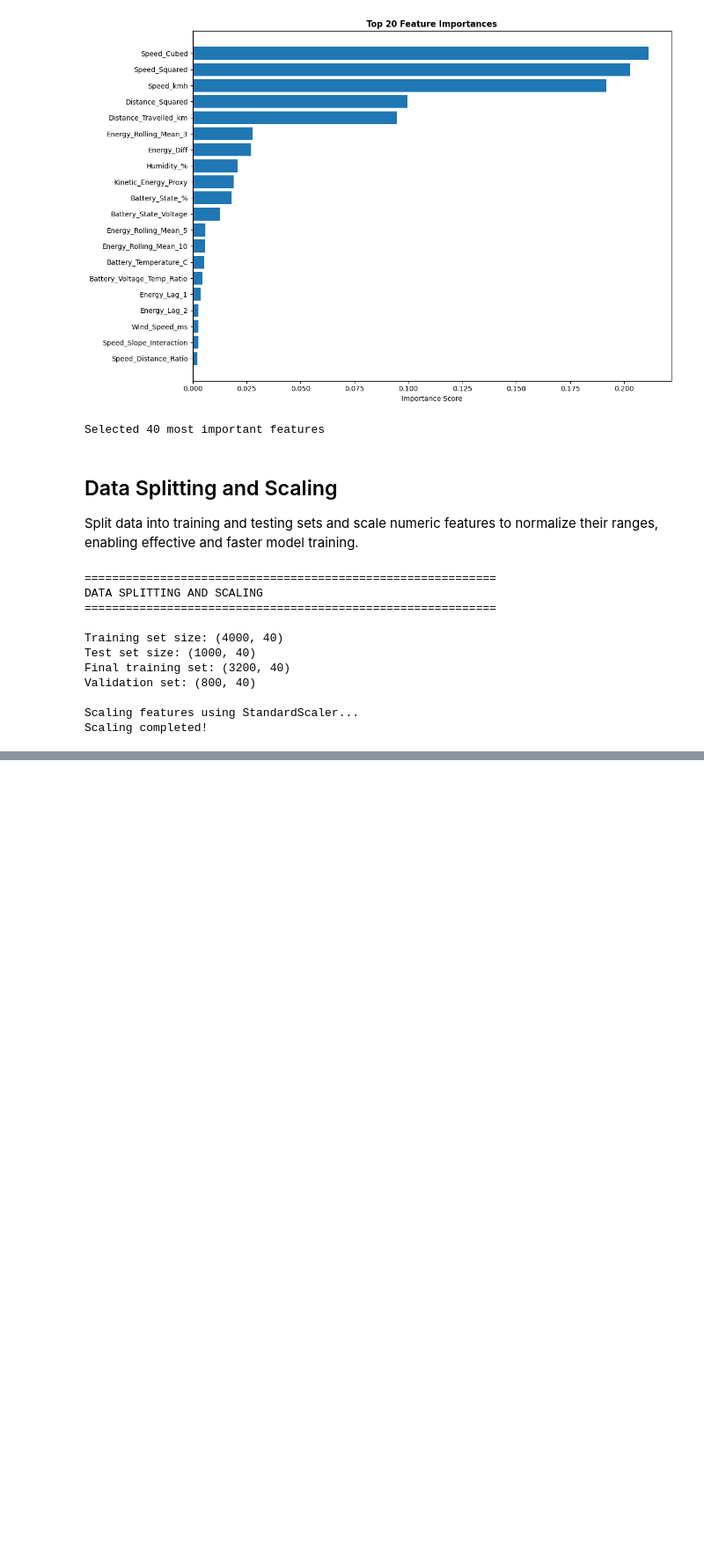
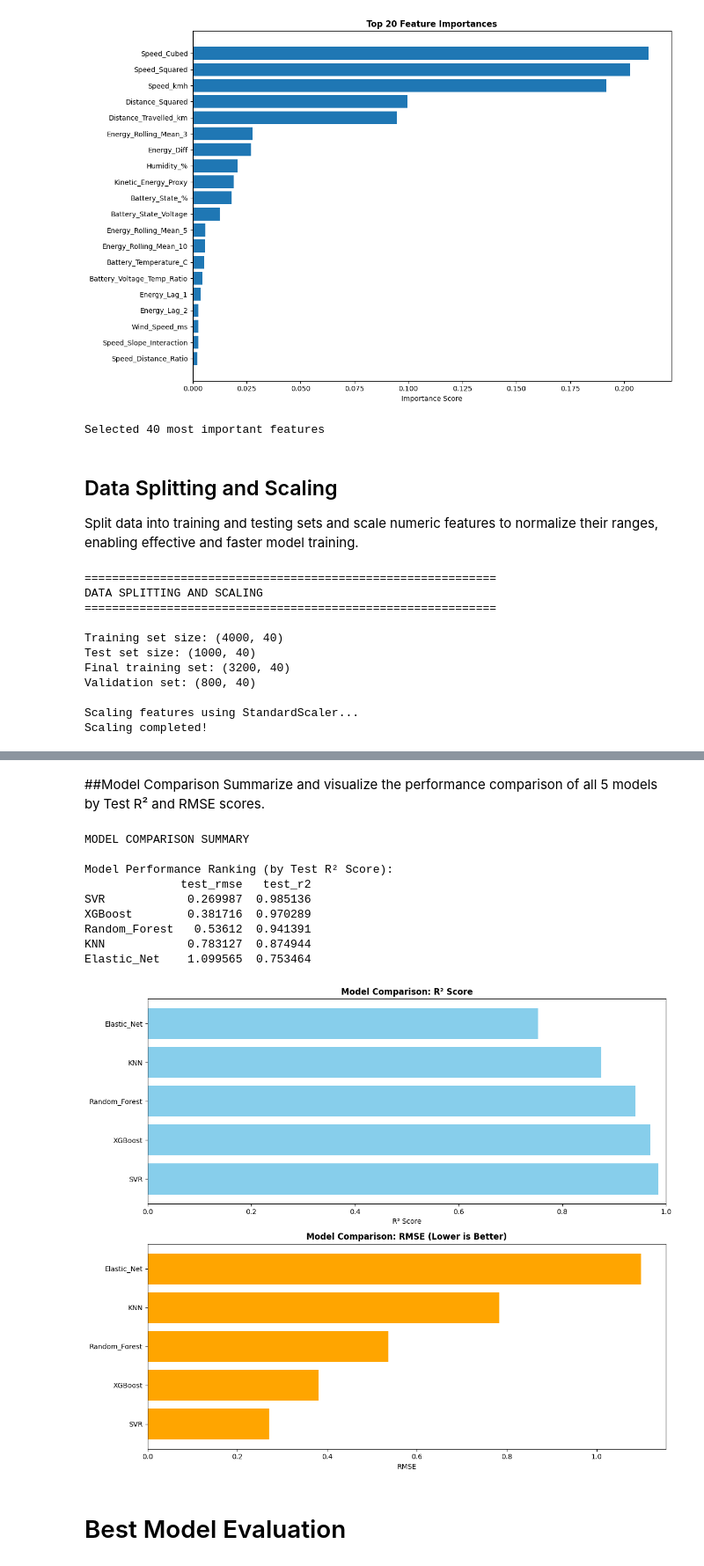
Before and after one commit to kumkum-k/EV-Energy-Forecasting-Edunet-Cycle-4, a Jupyter notebook: EV_ENERGY_FORECASTING.ipynb, the cells around one changed output, grey strips where cells are left out. Shown at 88% size. Saved outputs shown, nothing was run; the diff lists cells and outputs as text; code cells hidden in the pictures; blank space fills up the shorter version.

```diff
--- a/EV_ENERGY_FORECASTING.ipynb
+++ b/EV_ENERGY_FORECASTING.ipynb
@@ -470,0 +583,41 @@ Scaling completed!
+# %% [markdown]
+##Model Comparison
+Summarize and visualize the performance comparison of all 5 models by Test R² and RMSE scores.
+# %%
+print("MODEL COMPARISON SUMMARY")
+# Create comparison dataframe
+comparison_df = pd.DataFrame(results).T
+comparison_df = comparison_df.sort_values('test_r2', ascending=False)
+
+print("\nModel Performance Ranking (by Test R² Score):")
+print(comparison_df[['test_rmse','test_r2']])
+
+# Visualization of model comparison
+fig, axes = plt.subplots(2, 1, figsize=(12, 10))
+
+# R² Score comparison
+axes[0].barh(comparison_df.index, comparison_df['test_r2'], color='skyblue')
+axes[0].set_xlabel('R² Score')
+axes[0].set_title('Model Comparison: R² Score', fontweight='bold')
+axes[0].set_xlim([0, 1])
+
+# RMSE comparison
+axes[1].barh(comparison_df.index, comparison_df['test_rmse'], color='orange')
+axes[1].set_xlabel('RMSE')
+axes[1].set_title('Model Comparison: RMSE (Lower is Better)', fontweight='bold')
+
+plt.tight_layout()
+plt.show()
+# %% [output]
+MODEL COMPARISON SUMMARY
+
+Model Performance Ranking (by Test R² Score):
+              test_rmse   test_r2
+SVR            0.269987  0.985136
+XGBoost        0.381716  0.970289
+Random_Forest   0.53612  0.941391
+KNN            0.783127  0.874944
+Elastic_Net    1.099565  0.753464
+[figure, added]
+# %% [markdown]
+# Best Model Evaluation
```
Also changed, not shown: parts of 9 cells of this notebook.
